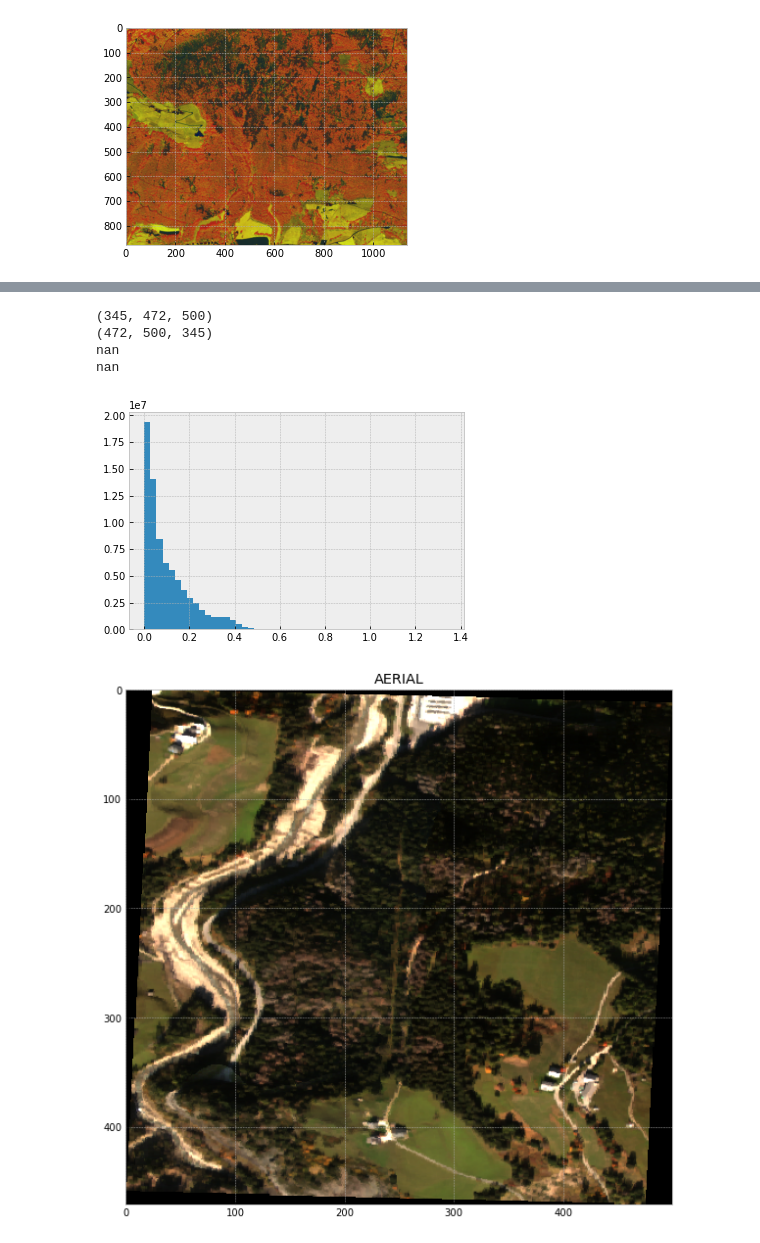
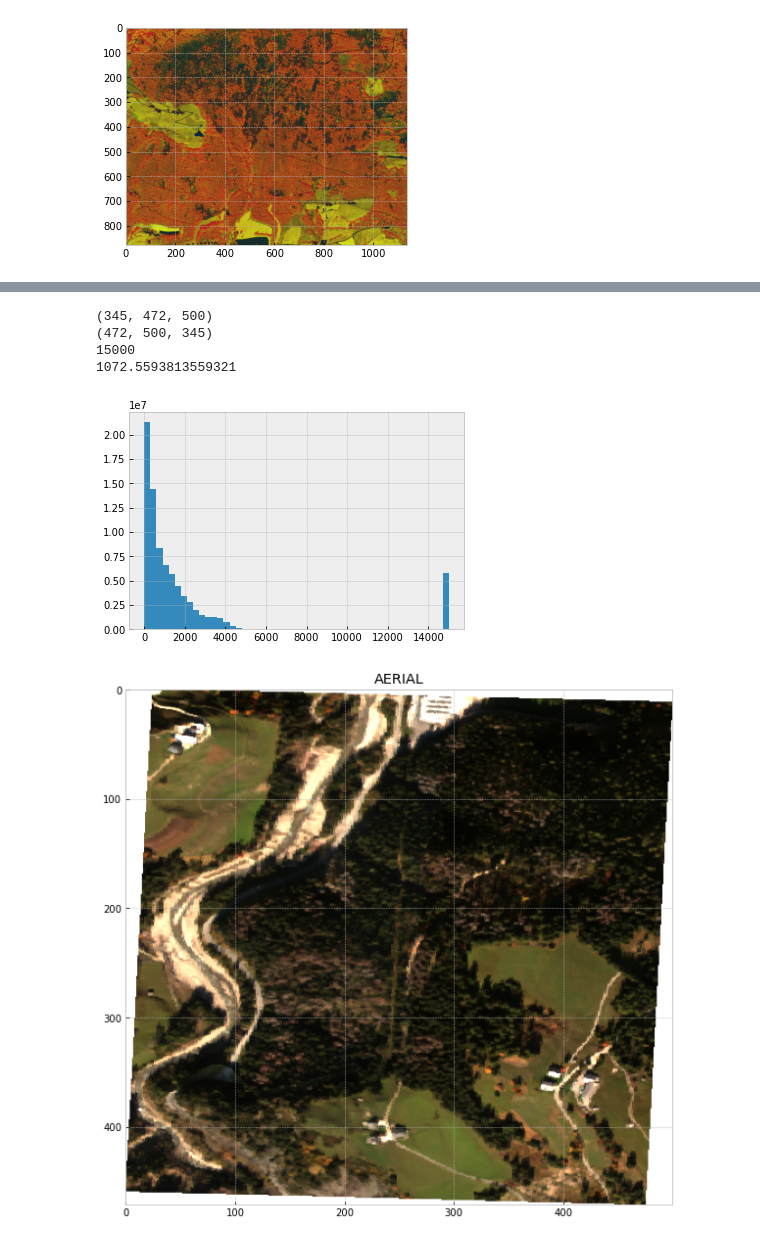
Before and after one commit to AlessandroAustoni/Satellite_Bark_Beetle_Detection, a Jupyter notebook: pre-preocessing.ipynb, the cells around one changed output, grey strips where cells are left out. Cells and saved outputs as stored; diff of their text form; code cells hidden in the pictures.

```diff
--- a/pre-preocessing.ipynb
+++ b/pre-preocessing.ipynb
@@ -139,35 +141,35 @@ Clipping input data to the valid range for imshow with RGB data ([0..1] for floa
 # %%
 
-    src_aerial = rio.open(path_l2d+'aerial/'+'Gadertal_area5_ref.tif')
+    src_aerial = rio.open(path_l2d+'aerial/'+'Gadertal_area5_EPSG4326.tif')
     aerial_intersected_cube=src_aerial.read()
     src_aerial.close()
     print(np.shape(aerial_intersected_cube))
     aerial_intersected_cube=np.moveaxis(aerial_intersected_cube,0,2)
     print(np.shape(aerial_intersected_cube))
     rgb_aerial = make_rgb_aerial(aerial_intersected_cube)
     plt.figure()
     plt.hist(aerial_intersected_cube.ravel(),bins=50)
     print(aerial_intersected_cube.max())
     print(aerial_intersected_cube[:,:,0].mean())
 
     if make_plots is True:
         plt.figure(figsize=(10,10))
         """
         #uncomment if histogram stretch is needed (enhance image contrast accorsingly to the histogram of the reflectance values)
         down_threshold=0
         rgb_aerial[rgb_aerial<down_threshold]=down_threshold
         rgb_aerial=rgb_aerial-down_threshold
         """
-        threshold=0.15
+        threshold=1500
         rgb_aerial[rgb_aerial>threshold]=threshold
         rgb_aerial=rgb_aerial/threshold
 
         plt.title('AERIAL')
         plt.imshow(rgb_aerial)
 # %% [output]
 (345, 472, 500)
 (472, 500, 345)
-nan
-nan
+15000
+1072.5593813559321
-[figure, old version]
+[figure, new version]
-[figure, old version]
+[figure, new version]
```
Also changed, not shown: parts of 8 cells of this notebook, 1 other file.
